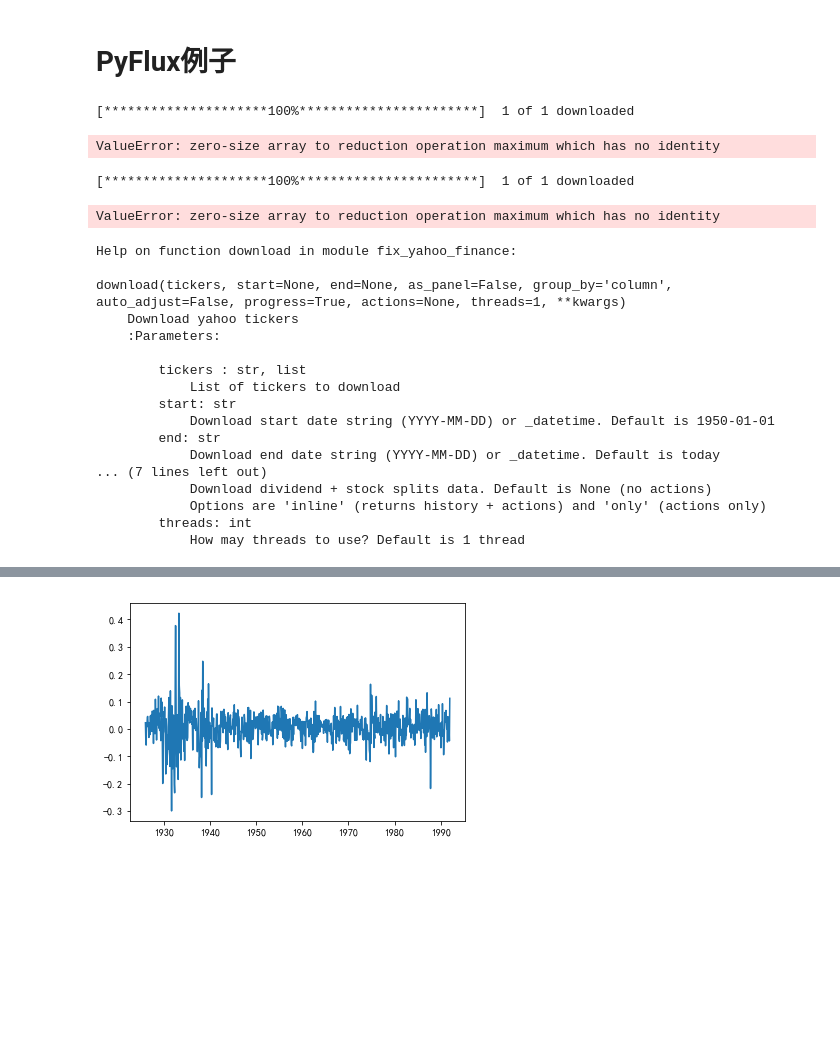
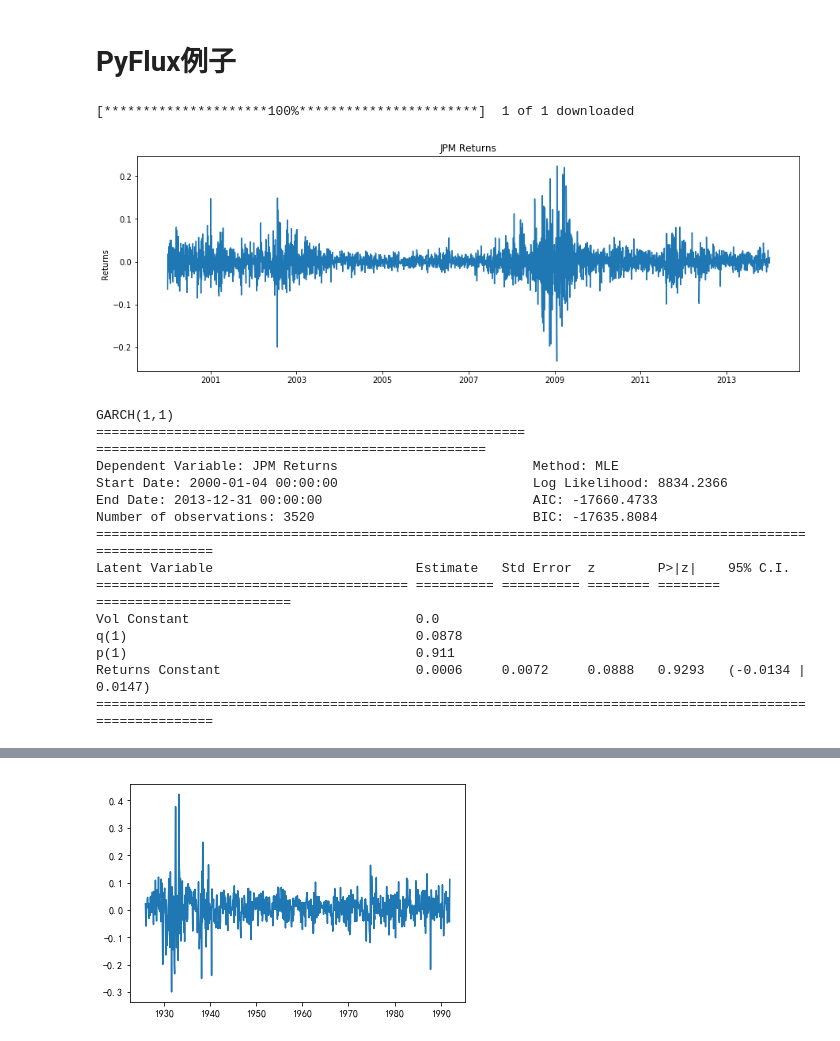
Before and after one commit to apmfifty/statistics, a Jupyter notebook: 应用时间序列分析/ARCH模型-demo.ipynb, the cells around one changed output, grey strips where cells are left out. Saved outputs shown, nothing was run; the diff lists cells and outputs as text; code cells hidden in the pictures; blank space fills up the shorter version.

Commit message:
ARCH 模型

```diff
--- a/应用时间序列分析/ARCH模型-demo.ipynb
+++ b/应用时间序列分析/ARCH模型-demo.ipynb
@@ -293,60 +293,49 @@ forecasts.variance[split_date:].plot(figsize=(12,8))
 forecasts = res.forecast(horizon=5, start=split_date, method='simulation')
 # %% [markdown]
 # PyFlux例子
-# %%
-import datetime as dt
-import pandas_datareader.data as web
-import fix_yahoo_finance as yf
-yf.pdr_override()
-st = dt.datetime(1990,1,1)
-en = dt.datetime(2016,1,1)
-data = web.get_data_yahoo('^GSPC', start=st, end=en)
-returns = 100 * data['Adj Close'].pct_change().dropna()
-figure = returns.plot()
-am = arch_model(returns)
-# %% [output]
-[*********************100%***********************]  1 of 1 downloaded
-ValueError: zero-size array to reduction operation maximum which has no identity
 # %%
 import numpy as np
+import datetime as dt
+import pandas_datareader.data as web
+from arch import arch_model
+import pandas as pd
 import pyflux as pf
-import pandas as pd
-from pandas_datareader import DataReader
+import matplotlib.pyplot as plt
+
+
 import fix_yahoo_finance as yf
 yf.pdr_override()
-
-from datetime import datetime
-import matplotlib.pyplot as plt
-%matplotlib inline
-jpm = web.get_data_yahoo('JPM', datetime(2006,1,1), datetime(2016,3,10))
+start = dt.datetime(2000, 1, 1)
+end = dt.datetime(2014, 1, 1)
+jpm = web.get_data_yahoo('JPM', start=start, end=end)
 returns = pd.DataFrame(np.diff(np.log(jpm['Adj Close'].values)))
 returns.index = jpm.index.values[1:jpm.index.values.shape[0]]
 returns.columns = ['JPM Returns']
 
 plt.figure(figsize=(15,5));
 plt.plot(returns.index,returns);
 plt.ylabel('Returns');
 plt.title('JPM Returns');
+plt.show()
 # %% [output]
 [*********************100%***********************]  1 of 1 downloaded
-ValueError: zero-size array to reduction operation maximum which has no identity
+[figure, added]
-# %%
-help(web.get_data_yahoo)
-# %% [output]
-Help on function download in module fix_yahoo_finance:
-
-download(tickers, start=None, end=None, as_panel=False, group_by='column', auto_adjust=False, progress=True, actions=None, threads=1, **kwargs)
-    Download yahoo tickers
-    :Parameters:
-
-        tickers : str, list
-            List of tickers to download
-        start: str
-            Download start date string (YYYY-MM-DD) or _datetime. Default is 1950-01-01
-        end: str
-            Download end date string (YYYY-MM-DD) or _datetime. Default is today
-... (7 lines left out)
-            Download dividend + stock splits data. Default is None (no actions)
-            Options are 'inline' (returns history + actions) and 'only' (actions only)
-        threads: int
-            How may threads to use? Default is 1 thread
+# %%
+model = pf.GARCH(returns,p=1,q=1)
+x = model.fit()
+x.summary()
+# %% [output]
+GARCH(1,1)
+======================================================= ==================================================
+Dependent Variable: JPM Returns                         Method: MLE
+Start Date: 2000-01-04 00:00:00                         Log Likelihood: 8834.2366
+End Date: 2013-12-31 00:00:00                           AIC: -17660.4733
+Number of observations: 3520                            BIC: -17635.8084
+==========================================================================================================
+Latent Variable                          Estimate   Std Error  z        P>|z|    95% C.I.
+======================================== ========== ========== ======== ======== =========================
+Vol Constant                             0.0
+q(1)                                     0.0878
+p(1)                                     0.911
+Returns Constant                         0.0006     0.0072     0.0888   0.9293   (-0.0134 | 0.0147)
+==========================================================================================================
```
Also changed, not shown: parts of 3 cells of this notebook, 2 other files.
